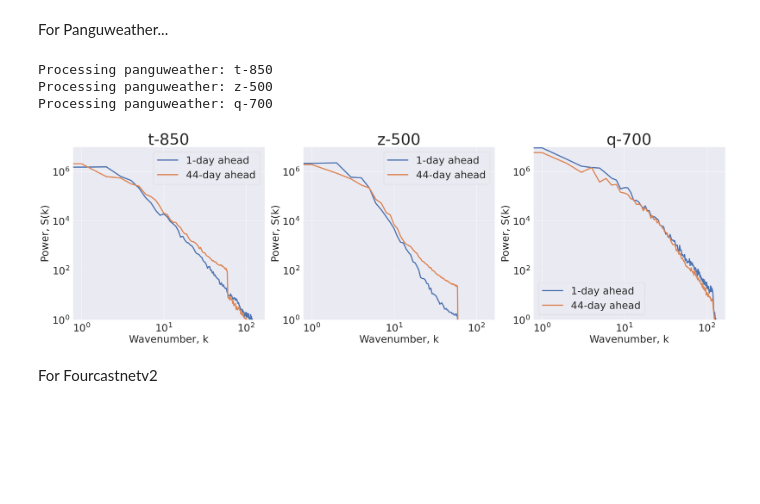
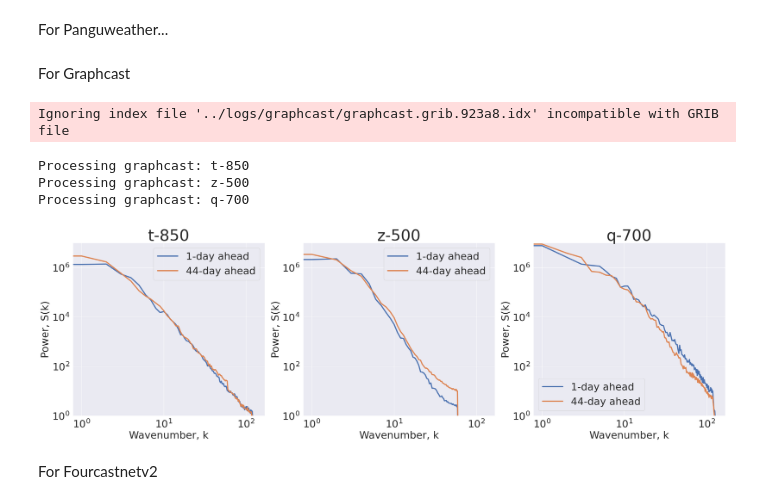
Before and after one commit to leap-stc/ChaosBench, a Jupyter notebook: notebooks/04b_s2s_eval_direct.ipynb, the cells around one changed output. Saved outputs shown, nothing was run; the diff lists cells and outputs as text; code cells hidden in the pictures; blank space fills up the shorter version.

Commit message:
graphcast evaluation

```diff
--- a/notebooks/04b_s2s_eval_direct.ipynb
+++ b/notebooks/04b_s2s_eval_direct.ipynb
@@ -224,6 +301,8 @@ For Panguweather...
+# %% [markdown]
+For Graphcast
 # %%
 #################### CHANGE THIS ####################
-model_name = 'panguweather'
+model_name = 'graphcast'
 date_idx = 0
 n_steps = [0, 43]
 param_levels = [['t', 850], ['z', 500], ['q', 700]]
@@ -272,37 +351,38 @@ for param_level_idx, param_level in enumerate(param_levels):
         kx = np.fft.fftfreq(nx) * nx
         ky = np.fft.fftfreq(ny) * ny
 
         kx, ky = np.meshgrid(kx, ky)
         k = np.sqrt(kx**2 + ky**2)
 
         k_bins = np.arange(0.5, np.max(k), 1)
         k_bin_centers = 0.5 * (k_bins[:-1] + k_bins[1:])
         pred_Sk = np.histogram(k, bins=k_bins, weights=pred_power_t)[0] / np.histogram(k, bins=k_bins)[0]
         truth_Sk = np.histogram(k, bins=k_bins, weights=truth_power_t)[0] / np.histogram(k, bins=k_bins)[0]
 
         curr_pred_Sk.append(pred_Sk)
         curr_truth_Sk.append(truth_Sk)
 
         # Plot power spectrum
         if step_idx in n_steps:
             step_num = n_steps.index(step_idx)
             ax[param_level_idx].set_title(f'{param}-{level}', fontsize=40)
             ax[param_level_idx].loglog(pred_Sk, label=f'{step_idx + 1}-day ahead', linewidth=3)
             ax[param_level_idx].set_xlabel('Wavenumber, k')
             ax[param_level_idx].set_ylabel(f'Power, S(k)')
             ax[param_level_idx].set_ylim([10**0, 10**7])
             ax[param_level_idx].legend()
 
     all_Sk[f'{param}-{level}'] = np.array(curr_pred_Sk)
     all_Sk['truth'] = np.array(curr_truth_Sk)
 
 plt.show()
 f.savefig(f'../docs/specdiv_{model_name}_sota.pdf', dpi=200, bbox_inches='tight');
 # %% [output]
-Processing panguweather: t-850
-Processing panguweather: z-500
-Processing panguweather: q-700
+Ignoring index file '../logs/graphcast/graphcast.grib.923a8.idx' incompatible with GRIB file
+Processing graphcast: t-850
+Processing graphcast: z-500
+Processing graphcast: q-700
-[figure, old version]
+[figure, new version]
 # %% [markdown]
 For Fourcastnetv2
 # %%
```
Also changed, not shown: parts of 4 cells of this notebook, 52 other files.
